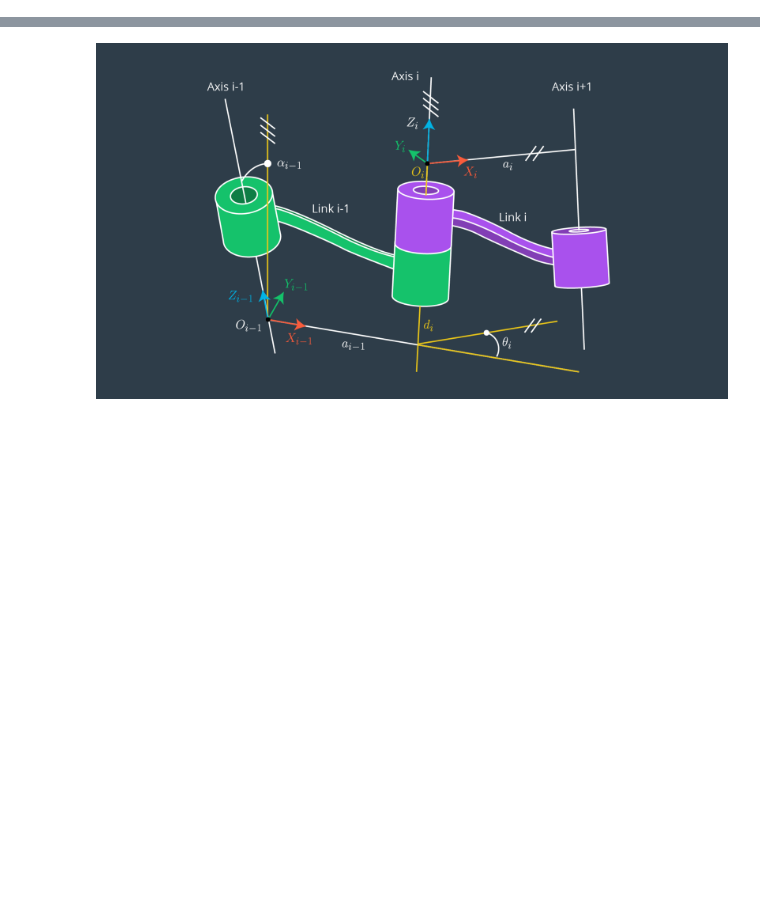
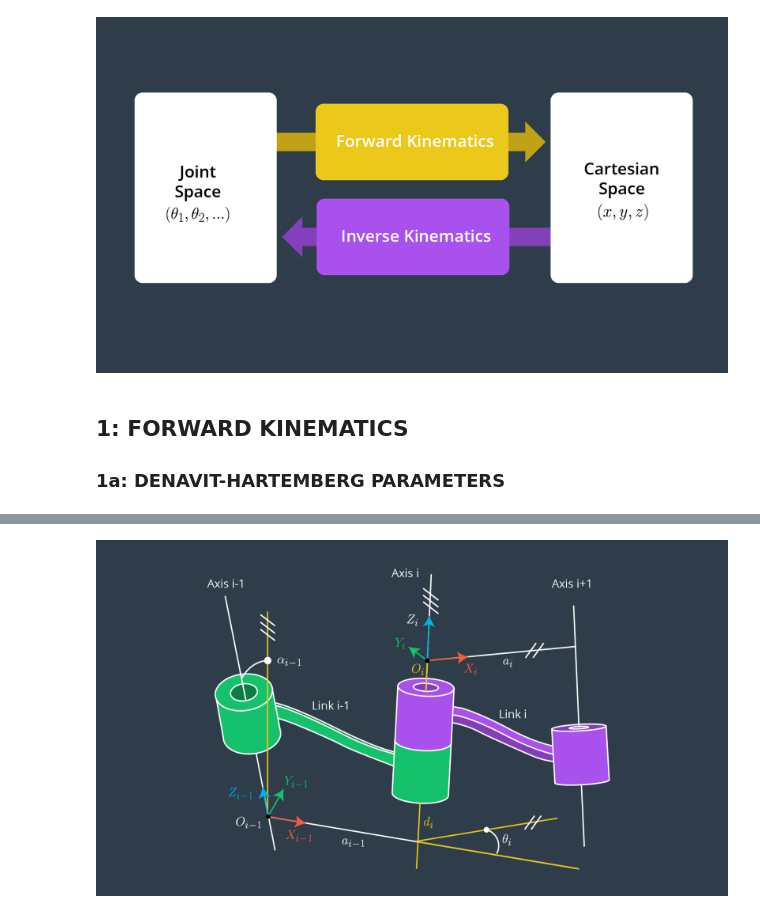
Before and after one commit to mcarfagno/robot_arm_pick_and_place, a Jupyter notebook: IK.ipynb, the cells around one changed output, grey strips where cells are left out. Cells and saved outputs as stored; diff of their text form; code cells hidden in the pictures; blank space fills up the shorter version.

```diff
--- a/IK.ipynb
+++ b/IK.ipynb
@@ -6,0 +17,8 @@ Self study, based on Robotic Arm: pick and place by Udacity
+# %%
+Image("img/forward-kinematics-01.png")
+# %% [output]
+[figure, added]
+# %% [markdown]
+## 1: FORWARD KINEMATICS
+
+### 1a: DENAVIT-HARTEMBERG PARAMETERS
```
Also changed, not shown: parts of 14 cells of this notebook, 4 other files.
